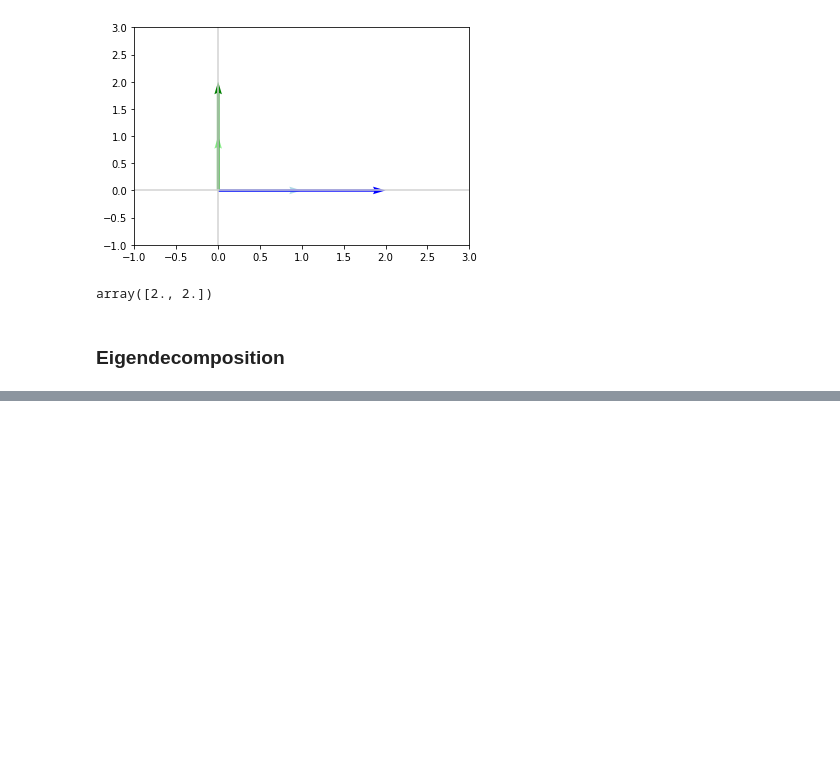
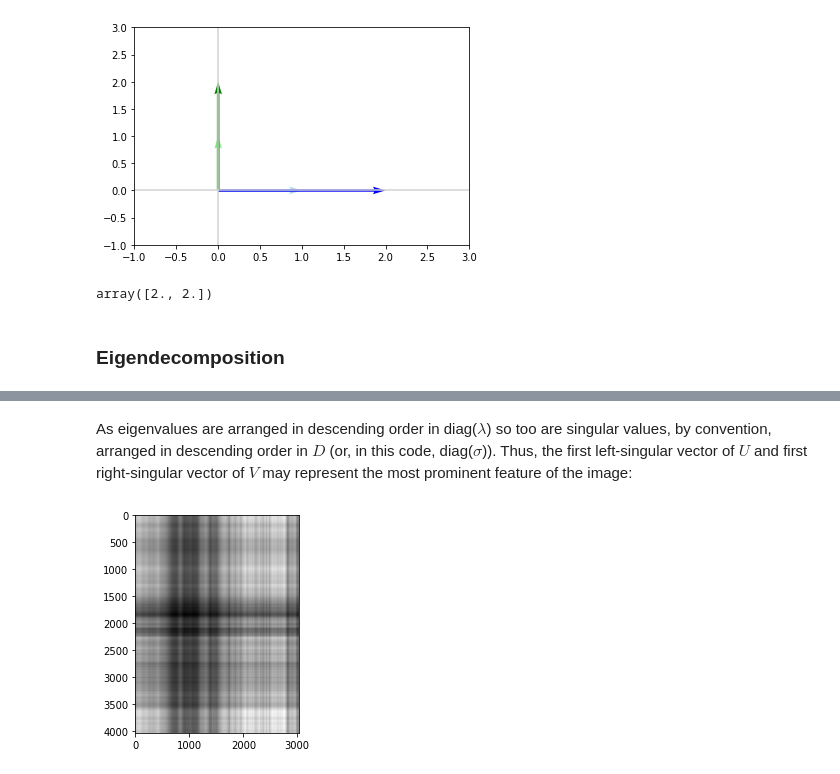
Before and after one commit to irawan09/Machine_Learning, a Jupyter notebook: Mathematical Foundations of ML/2 - Linear Algebra II.ipynb, the cells around one changed output, grey strips where cells are left out. Saved outputs shown, nothing was run; the diff lists cells and outputs as text; code cells hidden in the pictures; blank space fills up the shorter version.

```diff
--- a/Mathematical Foundations of ML/2 - Linear Algebra II.ipynb
+++ b/Mathematical Foundations of ML/2 - Linear Algebra II.ipynb
@@ -697,0 +800,9 @@ array([2., 2.])
+# %%
+U, sigma, V = np.linalg.svd(imgmat)
+# %% [markdown]
+As eigenvalues are arranged in descending order in diag($\lambda$) so too are singular values, by convention, arranged in descending order in $D$ (or, in this code, diag($\sigma$)). Thus, the first left-singular vector of $U$ and first right-singular vector of $V$ may represent the most prominent feature of the image:
+# %%
+reconstimg = np.matrix(U[:, :1]) * np.diag(sigma[:1]) * np.matrix(V[:1, :])
+_ = plt.imshow(reconstimg, cmap='gray')
+# %% [output]
+[figure, added]
```
Also changed, not shown: parts of 27 cells of this notebook, 1 other file.
